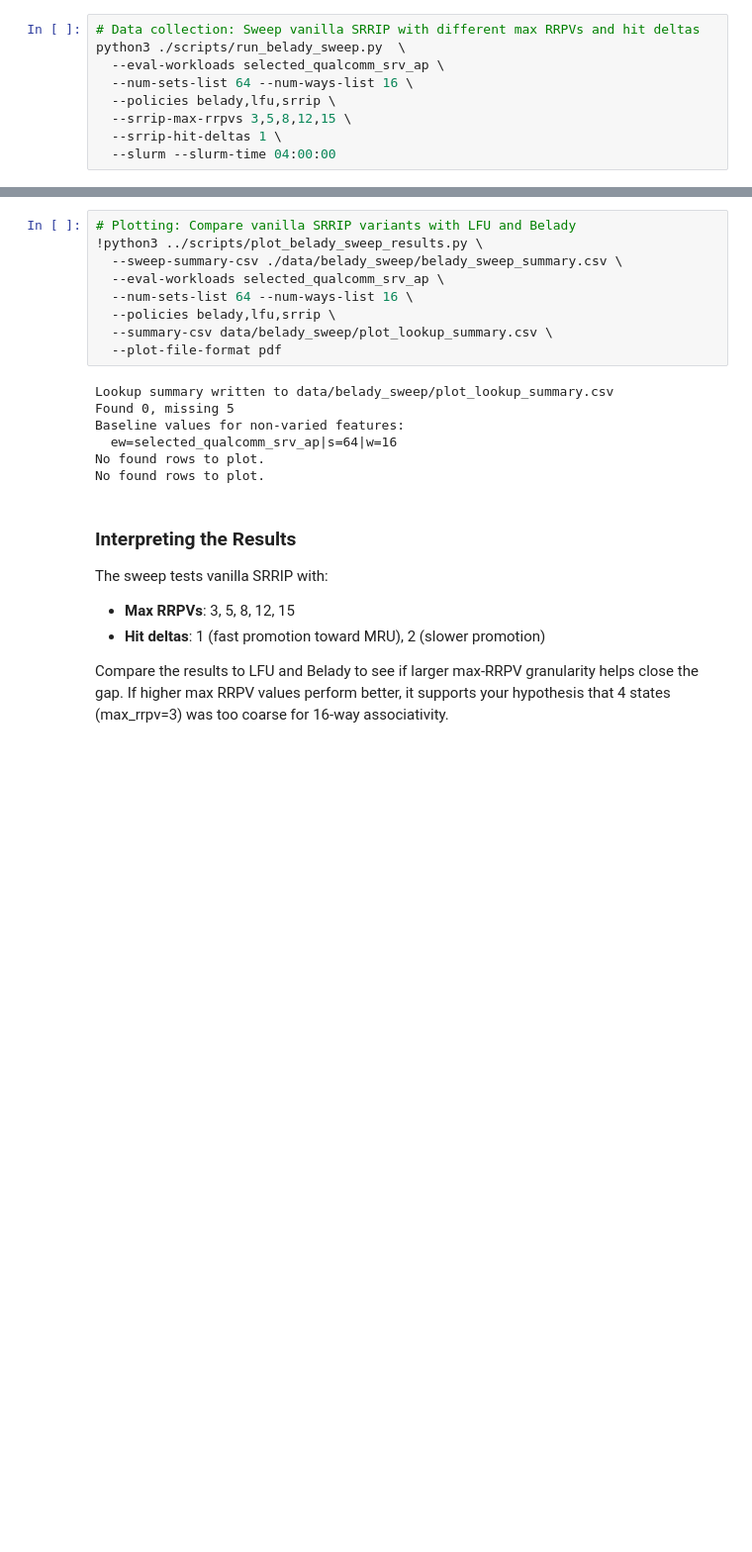
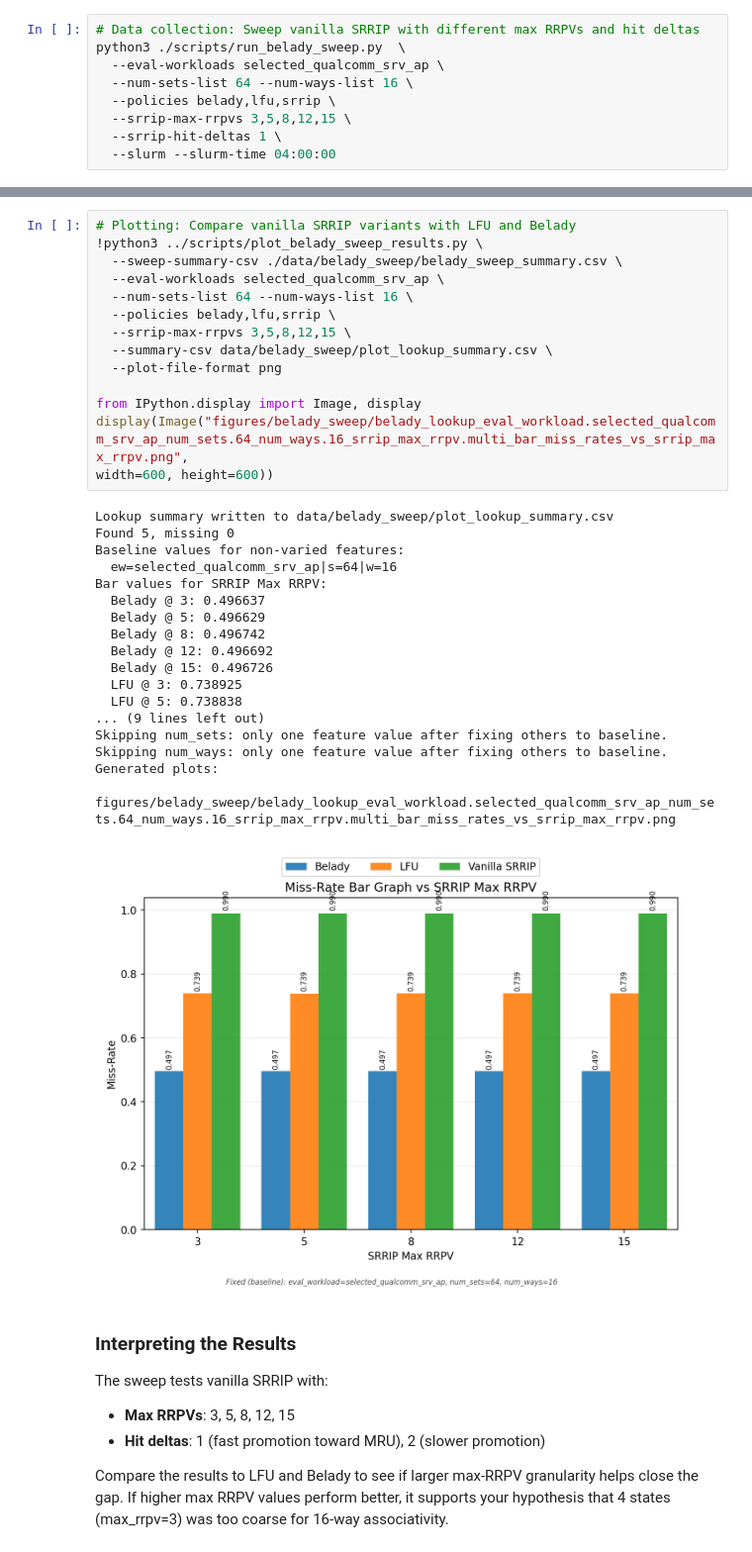
Before and after one commit to dchasap/itp_asplos25_AE, a Jupyter notebook: notebooks/pacipv.ipynb, the cells around one changed output, grey strips where cells are left out. Shown at 99% size. Drawn from its saved outputs; the diff is of its cells as text; blank space fills up the shorter version.

```diff
--- a/notebooks/pacipv.ipynb
+++ b/notebooks/pacipv.ipynb
@@ -29,19 +46,36 @@ Summary written to data/belady_sweep/belady_sweep_summary.csv
 # %%
 # Plotting: Compare vanilla SRRIP variants with LFU and Belady
 !python3 ../scripts/plot_belady_sweep_results.py \
   --sweep-summary-csv ./data/belady_sweep/belady_sweep_summary.csv \
   --eval-workloads selected_qualcomm_srv_ap \
   --num-sets-list 64 --num-ways-list 16 \
   --policies belady,lfu,srrip \
+  --srrip-max-rrpvs 3,5,8,12,15 \
   --summary-csv data/belady_sweep/plot_lookup_summary.csv \
-  --plot-file-format pdf
+  --plot-file-format png
+
+from IPython.display import Image, display
+display(Image("figures/belady_sweep/belady_lookup_eval_workload.selected_qualcomm_srv_ap_num_sets.64_num_ways.16_srrip_max_rrpv.multi_bar_miss_rates_vs_srrip_max_rrpv.png",
+width=600, height=600))
 # %% [output]
 Lookup summary written to data/belady_sweep/plot_lookup_summary.csv
-Found 0, missing 5
+Found 5, missing 0
 Baseline values for non-varied features:
   ew=selected_qualcomm_srv_ap|s=64|w=16
-No found rows to plot.
-No found rows to plot.
+Bar values for SRRIP Max RRPV:
+  Belady @ 3: 0.496637
+  Belady @ 5: 0.496629
+  Belady @ 8: 0.496742
+  Belady @ 12: 0.496692
+  Belady @ 15: 0.496726
+  LFU @ 3: 0.738925
+  LFU @ 5: 0.738838
+... (9 lines left out)
+Skipping num_sets: only one feature value after fixing others to baseline.
+Skipping num_ways: only one feature value after fixing others to baseline.
+Generated plots:
+  figures/belady_sweep/belady_lookup_eval_workload.selected_qualcomm_srv_ap_num_sets.64_num_ways.16_srrip_max_rrpv.multi_bar_miss_rates_vs_srrip_max_rrpv.png
+[figure, added]
 # %% [markdown]
 ### Interpreting the Results
 
```
Also changed, not shown: parts of 33 cells of this notebook, 6 other files.
